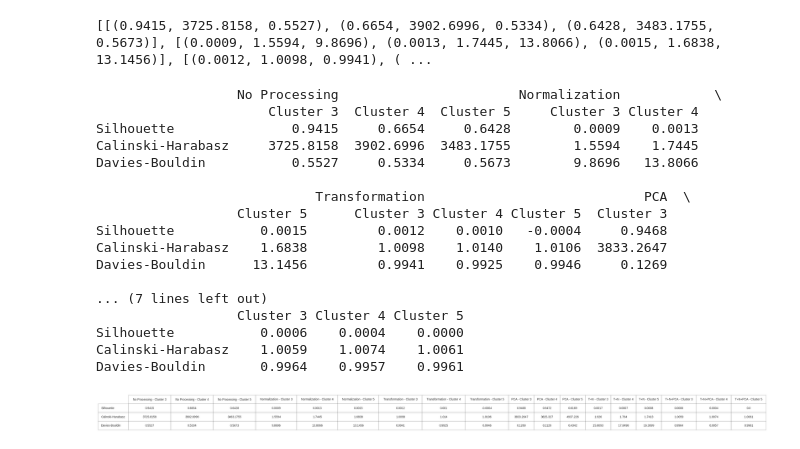
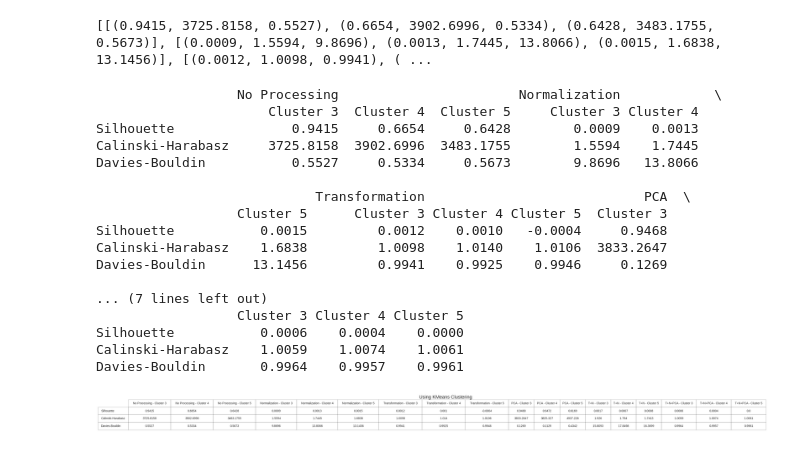
Before and after one commit to Guryansh/Clustering-Assignment, a Jupyter notebook: Clustering_Assignment.ipynb, the cells around one changed output. Cells and saved outputs as stored; diff of their text form; code cells hidden in the pictures.

```diff
--- a/Clustering_Assignment.ipynb
+++ b/Clustering_Assignment.ipynb
@@ -221,9 +221,13 @@ dfs.append(df_tnpca.T)
 
 combined_df = pd.concat(dfs, axis=1, keys=headers[1:])
 print(combined_df)
+
 # Create a large enough figure to display the content clearly
 fig, ax = plt.subplots(figsize=(32, 2))  # Increase figure size for better fit
 ax.axis('off')  # Turn off the axes
+
+# Add the title
+plt.title('Using KMeans Clustering', fontsize=16, ha='center', va='center')
 
 # Create the table with multi-level headers (handling both row and column labels)
 table = ax.table(cellText=combined_df.values,
@@ -241,31 +245,31 @@ table.set_fontsize(10)  # Set a readable font size for the text
 for i, col in enumerate(combined_df.columns):
     column_width = max(len(str(item)) for item in combined_df[col]) + 2  # Extra padding for clarity
     table.auto_set_column_width([i])  # Auto set the column width
 
 # Manually adjust figure size and DPI for higher resolution if necessary
 fig.tight_layout()  # Make sure everything fits within the figure bounds
 
 # Save the figure as an image file (e.g., PNG)
 plt.savefig('combined_df_table_v3.png', bbox_inches='tight', dpi=300)
 
 # Optionally show the plot to verify visually before saving
 plt.show()
 # %% [output]
                   No Processing                       Normalization            \
                       Cluster 3  Cluster 4  Cluster 5     Cluster 3 Cluster 4
 Silhouette               0.9415     0.6654     0.6428        0.0009    0.0013
 Calinski-Harabasz     3725.8158  3902.6996  3483.1755        1.5594    1.7445
 Davies-Bouldin           0.5527     0.5334     0.5673        9.8696   13.8066
 
                             Transformation                            PCA  \
                   Cluster 5      Cluster 3 Cluster 4 Cluster 5  Cluster 3
 Silhouette           0.0015         0.0012    0.0010   -0.0004     0.9468
 Calinski-Harabasz    1.6838         1.0098    1.0140    1.0106  3833.2647
 Davies-Bouldin      13.1456         0.9941    0.9925    0.9946     0.1269
 
 ... (7 lines left out)
                   Cluster 3 Cluster 4 Cluster 5
 Silhouette           0.0006    0.0004    0.0000
 Calinski-Harabasz    1.0059    1.0074    1.0061
 Davies-Bouldin       0.9964    0.9957    0.9961
-[figure, old version]
+[figure, new version]
```
